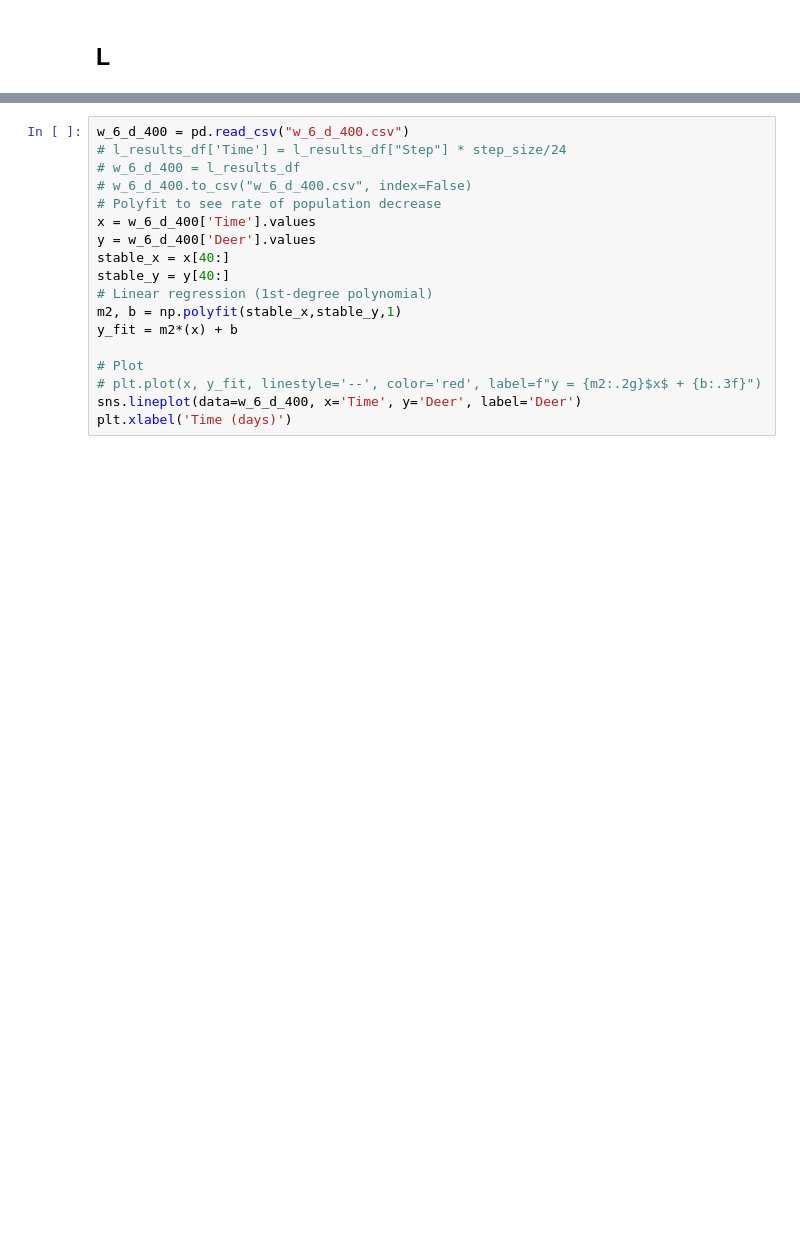
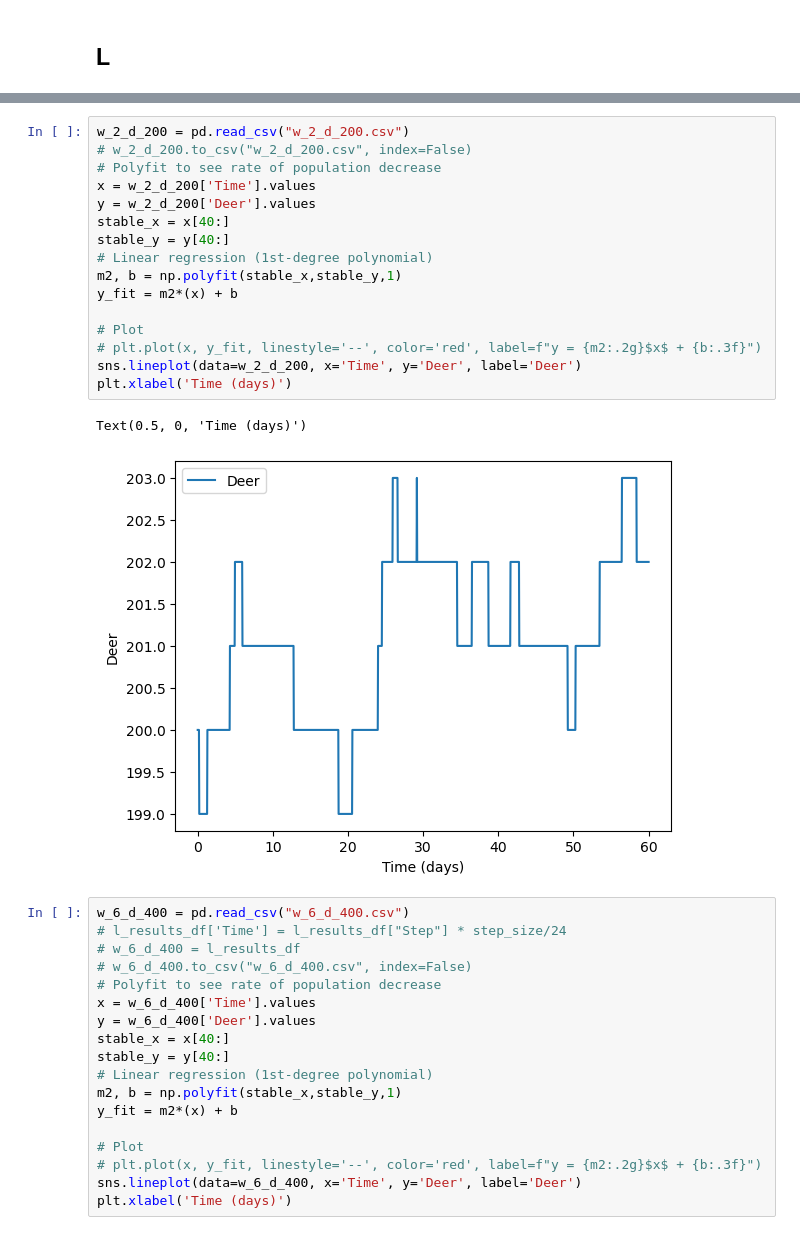
Before and after one commit to LukeRDuob/MDM3_wolf_reintroducution, a Jupyter notebook: project/ABM/notebook.ipynb, the cells around one changed output, grey strips where cells are left out. Drawn from its saved outputs; the diff is of its cells as text; blank space fills up the shorter version.

```diff
--- a/project/ABM/notebook.ipynb
+++ b/project/ABM/notebook.ipynb
@@ -112,3 +124,22 @@ l_results_df = pd.DataFrame(l_results)
+# %%
+w_2_d_200 = pd.read_csv("w_2_d_200.csv")
+# w_2_d_200.to_csv("w_2_d_200.csv", index=False)
+# Polyfit to see rate of population decrease
+x = w_2_d_200['Time'].values
+y = w_2_d_200['Deer'].values
+stable_x = x[40:]
+stable_y = y[40:]
+# Linear regression (1st-degree polynomial)
+m2, b = np.polyfit(stable_x,stable_y,1)
+y_fit = m2*(x) + b
+
+# Plot
+# plt.plot(x, y_fit, linestyle='--', color='red', label=f"y = {m2:.2g}$x$ + {b:.3f}")
+sns.lineplot(data=w_2_d_200, x='Time', y='Deer', label='Deer')
+plt.xlabel('Time (days)')
+# %% [output]
+Text(0.5, 0, 'Time (days)')
+[figure, added]
 # %%
 w_6_d_400 = pd.read_csv("w_6_d_400.csv")
 # l_results_df['Time'] = l_results_df["Step"] * step_size/24
```
Also changed, not shown: parts of 2 cells of this notebook, 3 other files.
